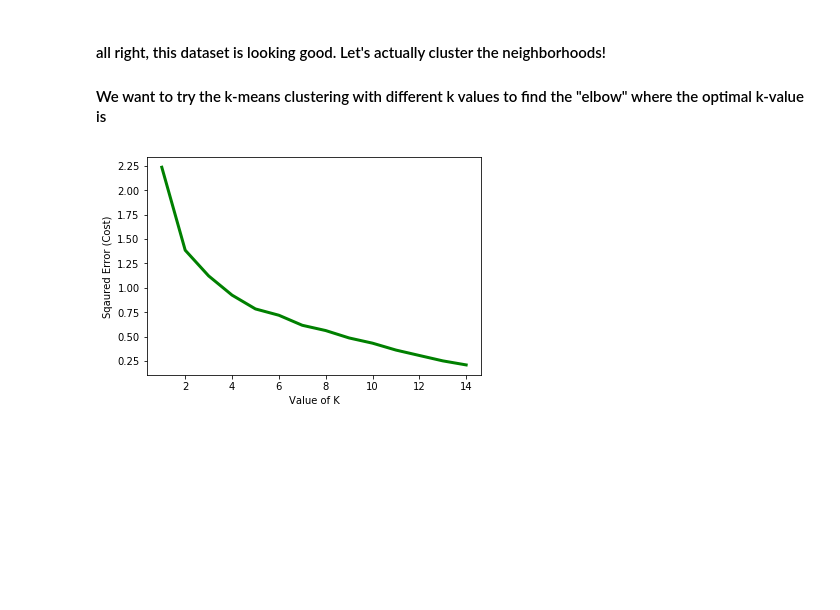
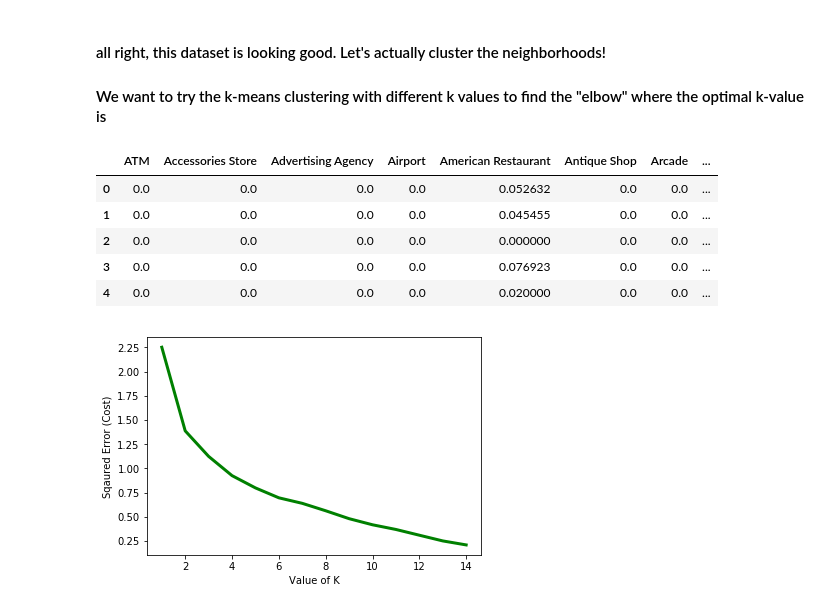
Before and after one commit to KyleStewartPhD/IBMcapstone, a Jupyter notebook: Capstone Project: Battle of the Neighbhorhoods.ipynb, the cells around one changed output. Saved outputs shown, nothing was run; the diff lists cells and outputs as text; code cells hidden in the pictures; blank space fills up the shorter version.

```diff
--- a/Capstone Project: Battle of the Neighbhorhoods.ipynb
+++ b/Capstone Project: Battle of the Neighbhorhoods.ipynb
@@ -523,6 +496,40 @@ city_venues_sorted
 #### all right, this dataset is looking good. Let's actually cluster the neighborhoods!
 
 #### We want to try the k-means clustering with different k values to find the "elbow" where the optimal k-value is
+# %%
+from sklearn import preprocessing
+city_grouped_clustering = city_grouped
+
+#create min-max scaled variables for population and number of total venues
+scaled_pop = cities_sorted['Population']
+scaled_pop = (scaled_pop - scaled_pop.min()) / (scaled_pop.max() - scaled_pop.min())
+
+#create list with total number of venues as a possible feature --> then scale by min-max scaling
+n_cities = city_venues.groupby('City')['City'].count().shape[0]
+city_venues.groupby('City')['City'].count()
+n_venues = []
+for i in range(0, n_cities):
+    n_venues.append(city_venues.groupby('City')['City'].count()[i])
+n_venues = np.array(n_venues)
+scaled_n_venues = (n_venues - n_venues.min())/(n_venues.max() - n_venues.min())
+
+#include scaled number of venues as feature (comment out to remove if this messes up model)
+#city_grouped_clustering['Number of Venues'] = scaled_n_venues
+
+#include scaeld population as feature (comment out to remove if this messes up model)
+city_grouped_clustering['Population'] = scaled_pop
+
+#drop city name for clustering
+city_grouped_clustering = city_grouped_clustering.drop('City', 1)
+
+city_grouped_clustering.head()
+# %% [output]
+|  | ATM | Accessories Store | Advertising Agency | Airport | American Restaurant | Antique Shop | Arcade | ... |
+| 0 | 0.0 | 0.0 | 0.0 | 0.0 | 0.052632 | 0.0 | 0.0 | ... |
+| 1 | 0.0 | 0.0 | 0.0 | 0.0 | 0.045455 | 0.0 | 0.0 | ... |
+| 2 | 0.0 | 0.0 | 0.0 | 0.0 | 0.000000 | 0.0 | 0.0 | ... |
+| 3 | 0.0 | 0.0 | 0.0 | 0.0 | 0.076923 | 0.0 | 0.0 | ... |
+| 4 | 0.0 | 0.0 | 0.0 | 0.0 | 0.020000 | 0.0 | 0.0 | ... |
 # %%
 #let's try different k-means clustering fits, with different k's, to find optimum k value
 import matplotlib.pyplot as plt
```
Also changed, not shown: parts of 14 cells of this notebook.
